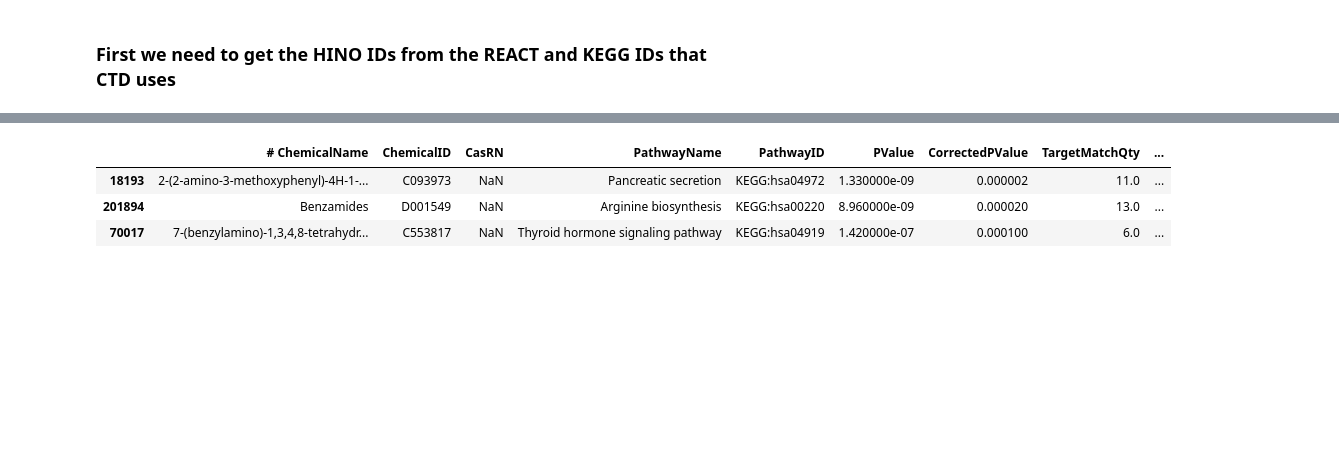
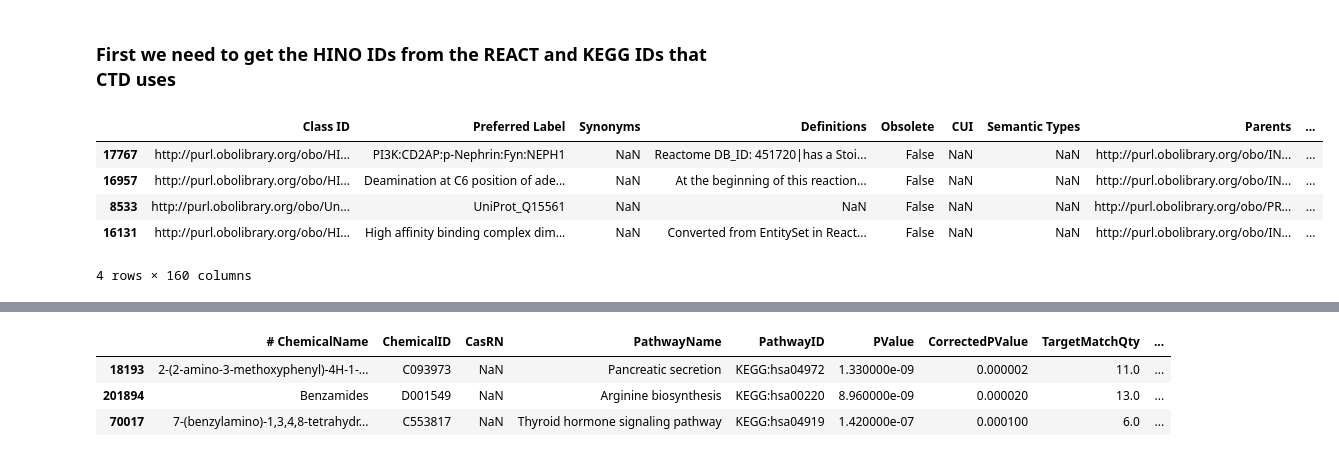
Before and after one commit to colemai/msc-thesis, a Jupyter notebook: opa/hinoVecs.ipynb, the cells around one changed output, grey strips where cells are left out. Drawn from its saved outputs; the diff is of its cells as text; code cells hidden in the pictures; blank space fills up the shorter version.

```diff
--- a/opa/hinoVecs.ipynb
+++ b/opa/hinoVecs.ipynb
@@ -12,8 +12,4 @@ import re
 # %% [markdown]
 ### First we need to get the HINO IDs from the REACT and KEGG IDs that CTD uses
 # %%
-# The HINO csv has some links to REACT IDs, let's start there
-
-
-#it has lots of columns, let's limit these
-# colnames= ['']
+# Import HINO CSV
@@ -21 +17,10 @@ import re
-hino = pd.read_csv('/home/ian/Downloads/HINO.csv').iloc[:,0:4]#, usecols=['uri', 'label', 'synonyms', 'defs'])
+hino = pd.read_csv('/home/ian/Downloads/HINO.csv')#.iloc[:,0:4]#, usecols=['uri', 'label', 'synonyms', 'defs'])
+# %%
+hino.sample(4)
+# %% [output]
+|  | Class ID | Preferred Label | Synonyms | Definitions | Obsolete | CUI | Semantic Types | Parents | ... |
+| 17767 | http://purl.obolibrary.org/obo/HI... | PI3K:CD2AP:p-Nephrin:Fyn:NEPH1 | NaN | Reactome DB_ID: 451720|has a Stoi... | False | NaN | NaN | http://purl.obolibrary.org/obo/IN... | ... |
+| 16957 | http://purl.obolibrary.org/obo/HI... | Deamination at C6 position of ade... | NaN | At the beginning of this reaction... | False | NaN | NaN | http://purl.obolibrary.org/obo/IN... | ... |
+| 8533 | http://purl.obolibrary.org/obo/Un... | UniProt_Q15561 | NaN | NaN | False | NaN | NaN | http://purl.obolibrary.org/obo/PR... | ... |
+| 16131 | http://purl.obolibrary.org/obo/HI... | High affinity binding complex dim... | NaN | Converted from EntitySet in React... | False | NaN | NaN | http://purl.obolibrary.org/obo/IN... | ... |
+4 rows × 160 columns
```
Also changed, not shown: parts of 35 cells of this notebook, 3 other files.
